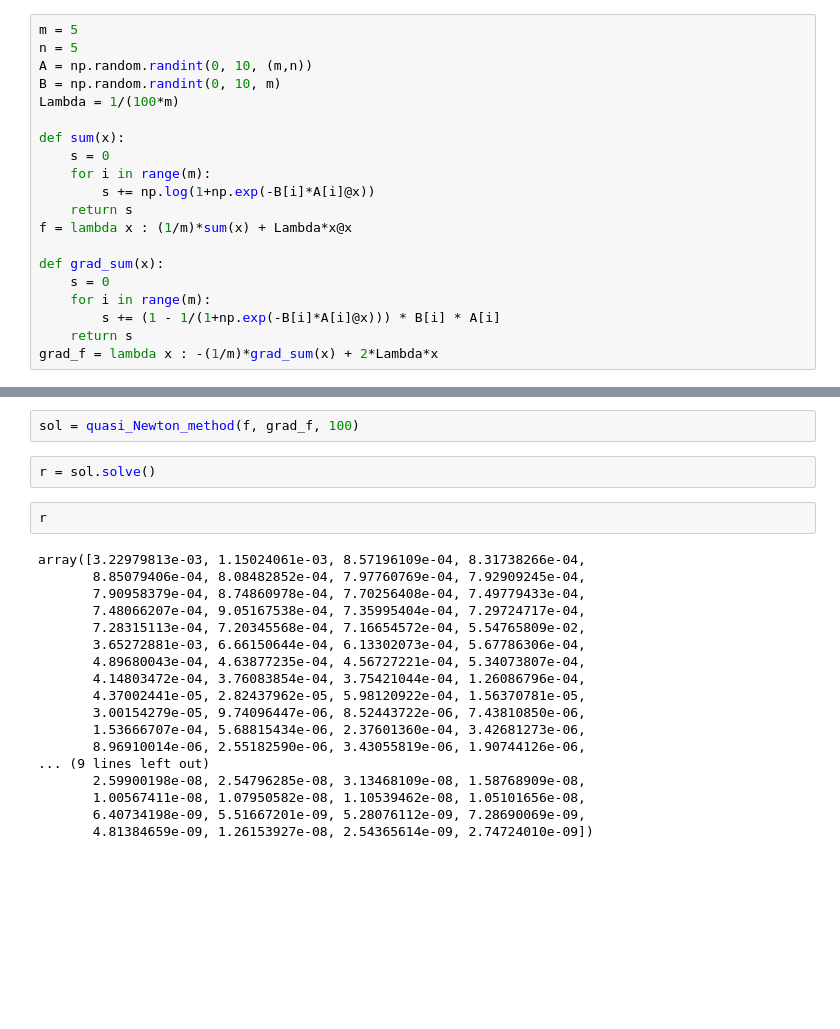
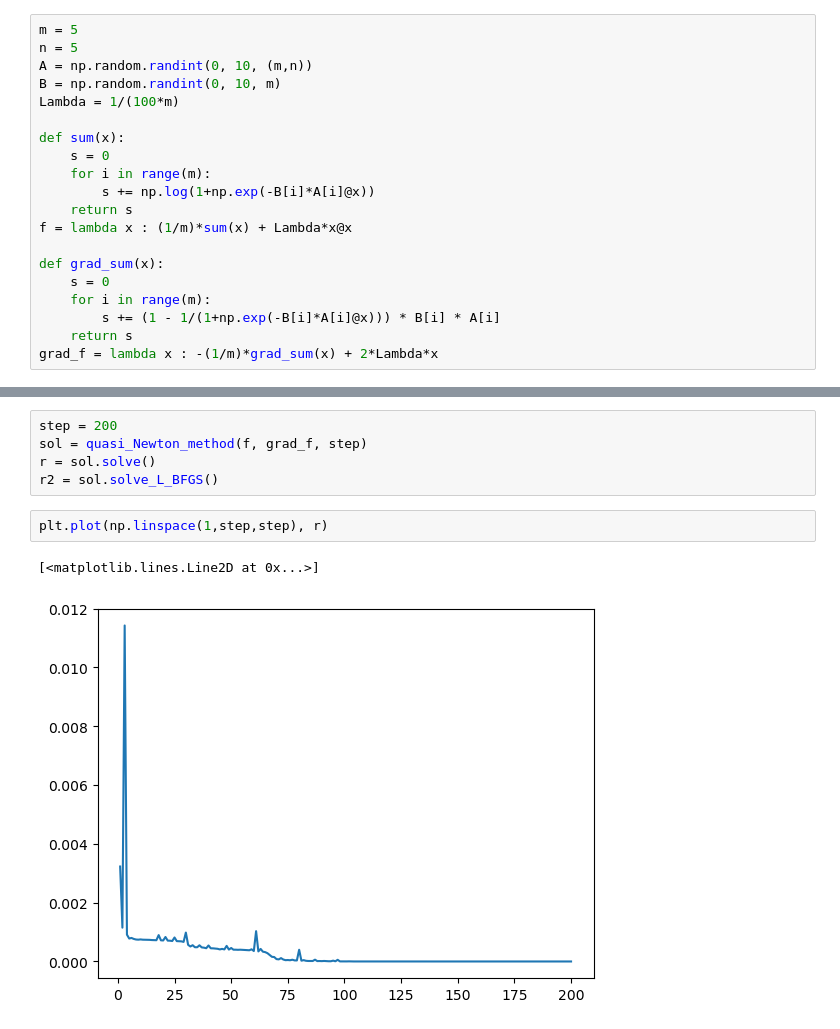
Before and after one commit to YongShen-98/Optimization-Modeling-Algorithm-and-Theory, a Jupyter notebook: 无约束优化算法/拟牛顿算法/拟牛顿算法.ipynb, the cells around one changed output, grey strips where cells are left out. Drawn from its saved outputs; the diff is of its cells as text; blank space fills up the shorter version.

```diff
--- a/无约束优化算法/拟牛顿算法/拟牛顿算法.ipynb
+++ b/无约束优化算法/拟牛顿算法/拟牛顿算法.ipynb
@@ -119,24 +189,10 @@ class quasi_Newton_method():
-# %%
-sol = quasi_Newton_method(f, grad_f, 100)
-# %%
-r = sol.solve()
-# %%
-r
-# %% [output]
-array([3.22979813e-03, 1.15024061e-03, 8.57196109e-04, 8.31738266e-04,
-       8.85079406e-04, 8.08482852e-04, 7.97760769e-04, 7.92909245e-04,
-       7.90958379e-04, 8.74860978e-04, 7.70256408e-04, 7.49779433e-04,
-       7.48066207e-04, 9.05167538e-04, 7.35995404e-04, 7.29724717e-04,
-       7.28315113e-04, 7.20345568e-04, 7.16654572e-04, 5.54765809e-02,
-       3.65272881e-03, 6.66150644e-04, 6.13302073e-04, 5.67786306e-04,
-       4.89680043e-04, 4.63877235e-04, 4.56727221e-04, 5.34073807e-04,
-       4.14803472e-04, 3.76083854e-04, 3.75421044e-04, 1.26086796e-04,
-       4.37002441e-05, 2.82437962e-05, 5.98120922e-04, 1.56370781e-05,
-       3.00154279e-05, 9.74096447e-06, 8.52443722e-06, 7.43810850e-06,
-       1.53666707e-04, 5.68815434e-06, 2.37601360e-04, 3.42681273e-06,
-       8.96910014e-06, 2.55182590e-06, 3.43055819e-06, 1.90744126e-06,
-... (9 lines left out)
-       2.59900198e-08, 2.54796285e-08, 3.13468109e-08, 1.58768909e-08,
-       1.00567411e-08, 1.07950582e-08, 1.10539462e-08, 1.05101656e-08,
-       6.40734198e-09, 5.51667201e-09, 5.28076112e-09, 7.28690069e-09,
-       4.81384659e-09, 1.26153927e-08, 2.54365614e-09, 2.74724010e-09])
+# %%
+step = 200
+sol = quasi_Newton_method(f, grad_f, step)
+r = sol.solve()
+r2 = sol.solve_L_BFGS()
+# %%
+plt.plot(np.linspace(1,step,step), r)
+# %% [output]
+[<matplotlib.lines.Line2D at 0x...>]
+[figure, added]
```
Also changed, not shown: parts of 8 cells of this notebook.
